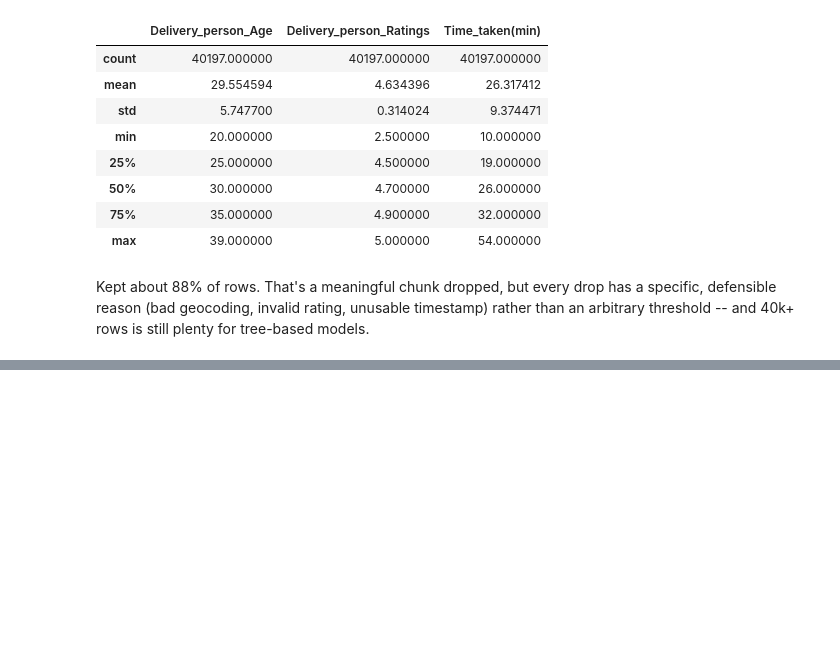
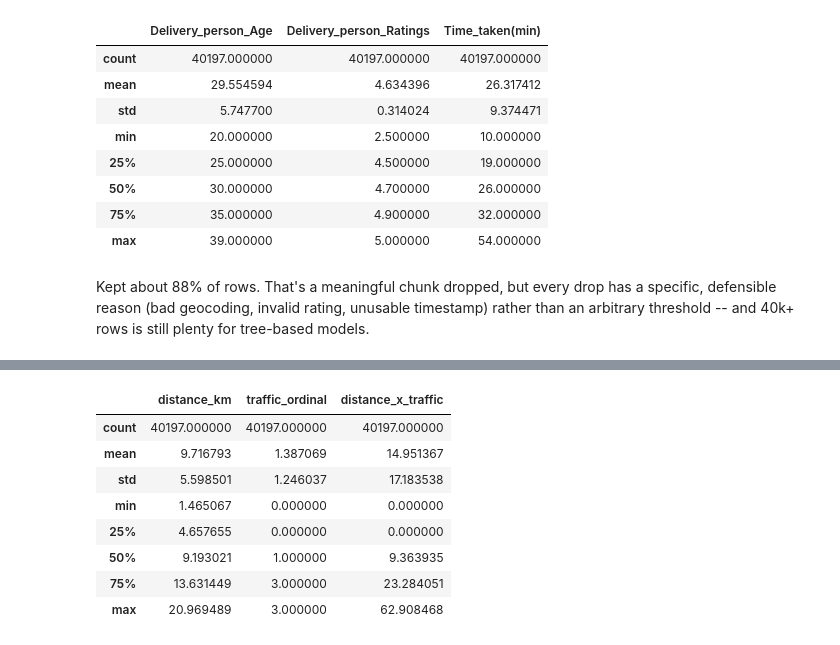
Before and after one commit to Pragyansh612/Food-Delivery-ETA-Prediction, a Jupyter notebook: notebooks/01_eda_and_modeling.ipynb, the cells around one changed output, grey strips where cells are left out. Saved outputs shown, nothing was run; the diff lists cells and outputs as text; code cells hidden in the pictures; blank space fills up the shorter version.

```diff
--- a/notebooks/01_eda_and_modeling.ipynb
+++ b/notebooks/01_eda_and_modeling.ipynb
@@ -474,0 +487,12 @@ still plenty for tree-based models.
+# %%
+def haversine_km(lat1, lon1, lat2, lon2):
+    r = 6371.0
+    lat1, lon1, lat2, lon2 = map(np.radians, [lat1, lon1, lat2, lon2])
+    dlat = lat2 - lat1
+    dlon = lon2 - lon1
+    a = np.sin(dlat / 2) ** 2 + np.cos(lat1) * np.cos(lat2) * np.sin(dlon / 2) ** 2
+    return 2 * r * np.arcsin(np.sqrt(a))
+
+df['distance_km'] = haversine_km(df['Restaurant_latitude'], df['Restaurant_longitude'],
+                                  df['Delivery_location_latitude'], df['Delivery_location_longitude'])
+print(df['distance_km'].describe())
@@ -474,0 +516,11 @@ still plenty for tree-based models.
+# %%
+order_datetime = pd.to_datetime(df['Order_Date'], format='%d-%m-%Y')
+order_time = pd.to_datetime(df['Time_Orderd'], format='%H:%M:%S')
+
+df['order_hour'] = order_time.dt.hour
+df['order_day_of_week'] = order_datetime.dt.dayofweek  # 0=Monday
+df['is_weekend'] = df['order_day_of_week'].isin([5, 6]).astype(int)
+
+print('date range:', order_datetime.min().date(), 'to', order_datetime.max().date())
+print()
+print(df['order_hour'].value_counts().sort_index())
@@ -474,0 +557,11 @@ still plenty for tree-based models.
+# %%
+traffic_order = {'Low': 0, 'Medium': 1, 'High': 2, 'Jam': 3}
+df['traffic_ordinal'] = df['Road_traffic_density'].map(traffic_order)
+
+df['festival_flag'] = (df['Festival'] == 'Yes').astype(int)
+
+onehot_cols = ['Weatherconditions', 'Type_of_order', 'Type_of_vehicle', 'City']
+df_encoded = pd.get_dummies(df, columns=onehot_cols, prefix=['weather', 'order_type', 'vehicle', 'city'])
+
+print('columns added by one-hot encoding:', df_encoded.shape[1] - df.shape[1])
+df_encoded.filter(like='weather_').columns.tolist()
@@ -474,0 +589,13 @@ still plenty for tree-based models.
+# %%
+df_encoded['distance_x_traffic'] = df_encoded['distance_km'] * df_encoded['traffic_ordinal']
+df_encoded[['distance_km', 'traffic_ordinal', 'distance_x_traffic']].describe()
+# %% [output]
+|  | distance_km | traffic_ordinal | distance_x_traffic |
+| count | 40197.000000 | 40197.000000 | 40197.000000 |
+| mean | 9.716793 | 1.387069 | 14.951367 |
+| std | 5.598501 | 1.246037 | 17.183538 |
+| min | 1.465067 | 0.000000 | 0.000000 |
+| 25% | 4.657655 | 0.000000 | 0.000000 |
+| 50% | 9.193021 | 1.000000 | 9.363935 |
+| 75% | 13.631449 | 3.000000 | 23.284051 |
+| max | 20.969489 | 3.000000 | 62.908468 |
```
Also changed, not shown: parts of 9 cells of this notebook, 2 other files.
